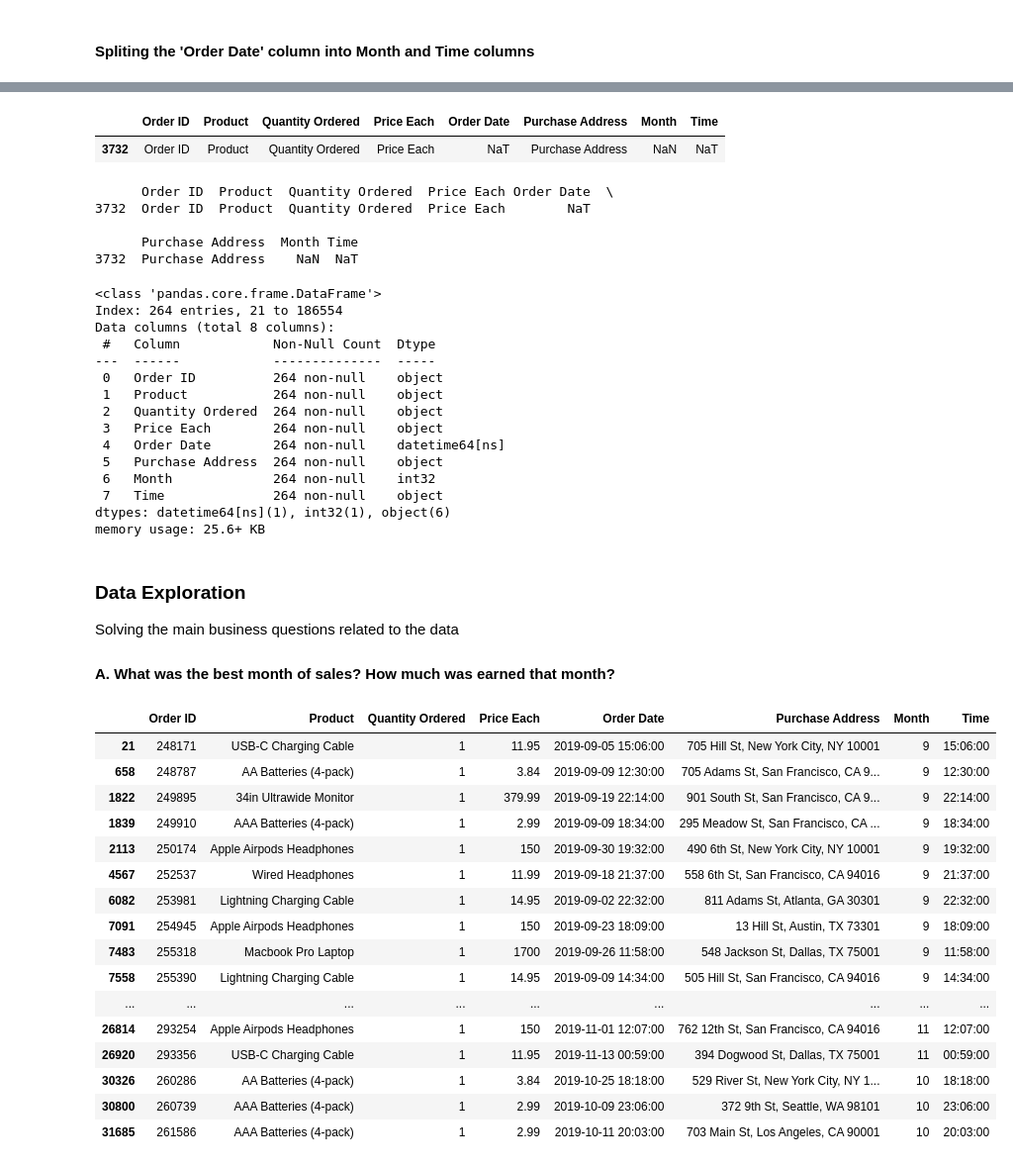
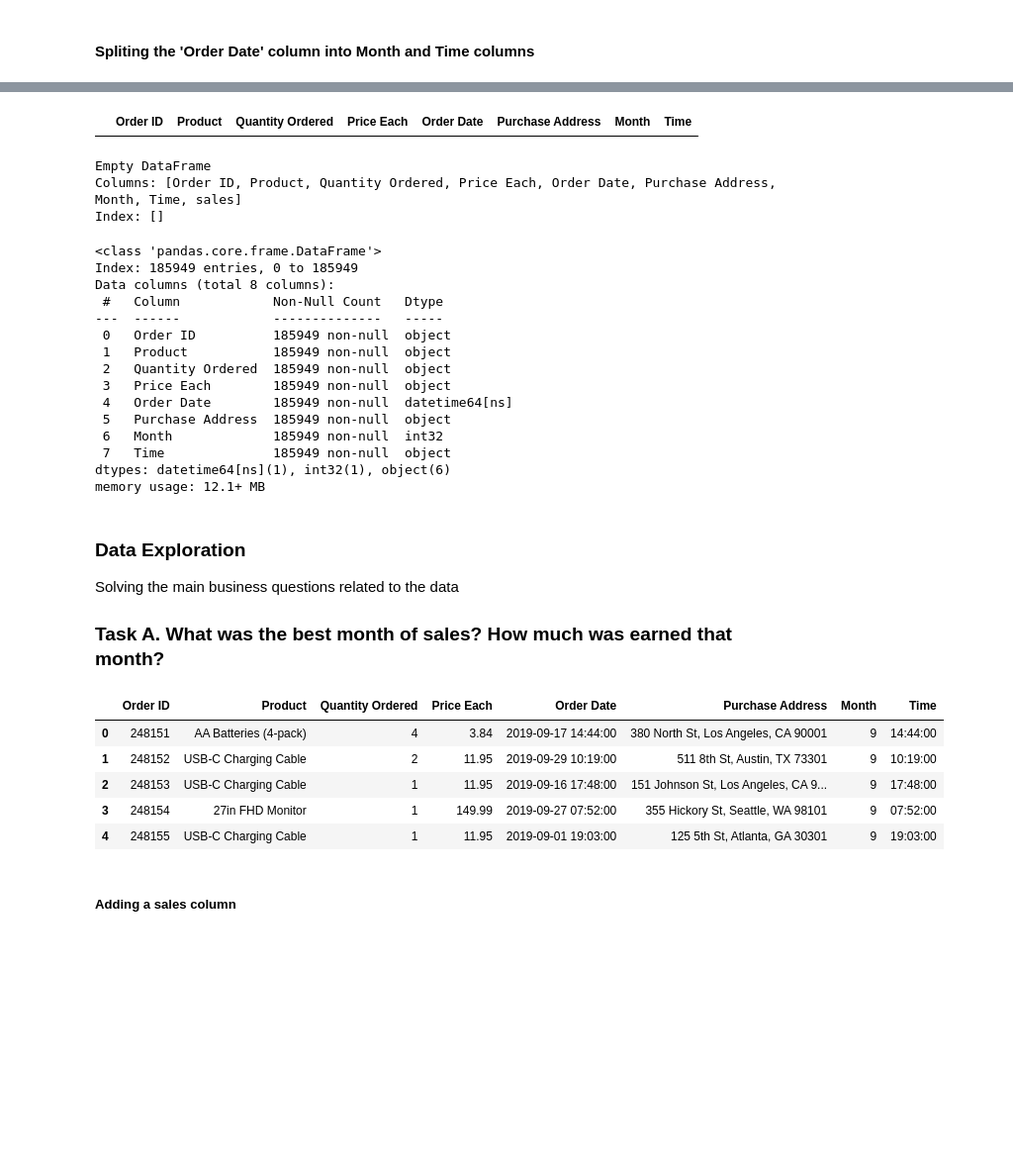
Before and after one commit to EdwinKingori/Sales_analysis, a Jupyter notebook: Sales_data_analysis.ipynb, the cells around one changed output, grey strips where cells are left out. Shown at 99% size. Saved outputs shown, nothing was run; the diff lists cells and outputs as text; code cells hidden in the pictures; blank space fills up the shorter version.

```diff
--- a/Sales_data_analysis.ipynb
+++ b/Sales_data_analysis.ipynb
@@ -131,7 +120,7 @@ merged_data
 #### Spliting the 'Order Date' column into Month and Time columns
 # %%
 # Convert 'Order Date' column from object to datetime
-merged_data.loc[:, 'Order Date'] = pd.to_datetime(merged_data['Order Date'], errors='coerce')
+merged_data[ 'Order Date'] = pd.to_datetime(merged_data['Order Date'], errors='coerce')
 # Add a month column
 merged_data.loc[:,'Month'] = merged_data['Order Date'].dt.month
 #Add a time column
@@ -150,63 +157,57 @@ nan_values = merged_data[merged_data['Month'].isna()]
 nan_values
 # %% [output]
 |  | Order ID | Product | Quantity Ordered | Price Each | Order Date | Purchase Address | Month | Time |
-| 3732 | Order ID | Product | Quantity Ordered | Price Each | NaT | Purchase Address | NaN | NaT |
+# %%
+# Cleaning by removing the NaN & Natvalues from the month column
+merged_data.dropna(subset=['Month'], inplace=True)
+
+# Resetting the DataFrame index
+merged_data.reset_index(drop=True, inplace=True)
 # %%
 # Confirming the contents of the specified row with indexing
 df = merged_data.loc[merged_data.index == 3732]
 print(df)
 # %% [output]
-      Order ID  Product  Quantity Ordered  Price Each Order Date  \
-3732  Order ID  Product  Quantity Ordered  Price Each        NaT
-
-      Purchase Address  Month Time
-3732  Purchase Address    NaN  NaT
+Empty DataFrame
+Columns: [Order ID, Product, Quantity Ordered, Price Each, Order Date, Purchase Address, Month, Time, sales]
+Index: []
 # %%
 # Dropping the row from the Merged dataframe
 merged_data.drop(3732, inplace=True)
 # %%
 # Converting the Month column to an integer.
-merged_data.loc[:, 'Month'] = merged_data['Month'].astype('int32')
+merged_data[ 'Month'] = merged_data['Month'].astype('int32')
 # %%
 #Confirming the data types of the month and time columns
 merged_data.info()
 # %% [output]
 <class 'pandas.core.frame.DataFrame'>
-Index: 264 entries, 21 to 186554
+Index: 185949 entries, 0 to 185949
 Data columns (total 8 columns):
- #   Column            Non-Null Count  Dtype
----  ------            --------------  -----
- 0   Order ID          264 non-null    object
- 1   Product           264 non-null    object
- 2   Quantity Ordered  264 non-null    object
- 3   Price Each        264 non-null    object
- 4   Order Date        264 non-null    datetime64[ns]
- 5   Purchase Address  264 non-null    object
- 6   Month             264 non-null    int32
- 7   Time              264 non-null    object
+ #   Column            Non-Null Count   Dtype
+---  ------            --------------   -----
+ 0   Order ID          185949 non-null  object
+ 1   Product           185949 non-null  object
+ 2   Quantity Ordered  185949 non-null  object
+ 3   Price Each        185949 non-null  object
+ 4   Order Date        185949 non-null  datetime64[ns]
+ 5   Purchase Address  185949 non-null  object
+ 6   Month             185949 non-null  int32
+ 7   Time              185949 non-null  object
 dtypes: datetime64[ns](1), int32(1), object(6)
-memory usage: 25.6+ KB
+memory usage: 12.1+ MB
 # %% [markdown]
 ### Data Exploration
 Solving the main business questions related to the data
-#### A.  What was the best month of sales? How much was earned that month?
+### Task A.  What was the best month of sales? How much was earned that month?
 # %%
-merged_data.head(50)
+merged_data.head()
 # %% [output]
 |  | Order ID | Product | Quantity Ordered | Price Each | Order Date | Purchase Address | Month | Time |
-| 21 | 248171 | USB-C Charging Cable | 1 | 11.95 | 2019-09-05 15:06:00 | 705 Hill St, New York City, NY 10001 | 9 | 15:06:00 |
-| 658 | 248787 | AA Batteries (4-pack) | 1 | 3.84 | 2019-09-09 12:30:00 | 705 Adams St, San Francisco, CA 9... | 9 | 12:30:00 |
-| 1822 | 249895 | 34in Ultrawide Monitor | 1 | 379.99 | 2019-09-19 22:14:00 | 901 South St, San Francisco, CA 9... | 9 | 22:14:00 |
-| 1839 | 249910 | AAA Batteries (4-pack) | 1 | 2.99 | 2019-09-09 18:34:00 | 295 Meadow St, San Francisco, CA ... | 9 | 18:34:00 |
-| 2113 | 250174 | Apple Airpods Headphones | 1 | 150 | 2019-09-30 19:32:00 | 490 6th St, New York City, NY 10001 | 9 | 19:32:00 |
-| 4567 | 252537 | Wired Headphones | 1 | 11.99 | 2019-09-18 21:37:00 | 558 6th St, San Francisco, CA 94016 | 9 | 21:37:00 |
-| 6082 | 253981 | Lightning Charging Cable | 1 | 14.95 | 2019-09-02 22:32:00 | 811 Adams St, Atlanta, GA 30301 | 9 | 22:32:00 |
-| 7091 | 254945 | Apple Airpods Headphones | 1 | 150 | 2019-09-23 18:09:00 | 13 Hill St, Austin, TX 73301 | 9 | 18:09:00 |
-| 7483 | 255318 | Macbook Pro Laptop | 1 | 1700 | 2019-09-26 11:58:00 | 548 Jackson St, Dallas, TX 75001 | 9 | 11:58:00 |
-| 7558 | 255390 | Lightning Charging Cable | 1 | 14.95 | 2019-09-09 14:34:00 | 505 Hill St, San Francisco, CA 94016 | 9 | 14:34:00 |
-| ... | ... | ... | ... | ... | ... | ... | ... | ... |
-| 26814 | 293254 | Apple Airpods Headphones | 1 | 150 | 2019-11-01 12:07:00 | 762 12th St, San Francisco, CA 94016 | 11 | 12:07:00 |
-| 26920 | 293356 | USB-C Charging Cable | 1 | 11.95 | 2019-11-13 00:59:00 | 394 Dogwood St, Dallas, TX 75001 | 11 | 00:59:00 |
-| 30326 | 260286 | AA Batteries (4-pack) | 1 | 3.84 | 2019-10-25 18:18:00 | 529 River St, New York City, NY 1... | 10 | 18:18:00 |
-| 30800 | 260739 | AAA Batteries (4-pack) | 1 | 2.99 | 2019-10-09 23:06:00 | 372 9th St, Seattle, WA 98101 | 10 | 23:06:00 |
-| 31685 | 261586 | AAA Batteries (4-pack) | 1 | 2.99 | 2019-10-11 20:03:00 | 703 Main St, Los Angeles, CA 90001 | 10 | 20:03:00 |
+| 0 | 248151 | AA Batteries (4-pack) | 4 | 3.84 | 2019-09-17 14:44:00 | 380 North St, Los Angeles, CA 90001 | 9 | 14:44:00 |
+| 1 | 248152 | USB-C Charging Cable | 2 | 11.95 | 2019-09-29 10:19:00 | 511 8th St, Austin, TX 73301 | 9 | 10:19:00 |
+| 2 | 248153 | USB-C Charging Cable | 1 | 11.95 | 2019-09-16 17:48:00 | 151 Johnson St, Los Angeles, CA 9... | 9 | 17:48:00 |
+| 3 | 248154 | 27in FHD Monitor | 1 | 149.99 | 2019-09-27 07:52:00 | 355 Hickory St, Seattle, WA 98101 | 9 | 07:52:00 |
+| 4 | 248155 | USB-C Charging Cable | 1 | 11.95 | 2019-09-01 19:03:00 | 125 5th St, Atlanta, GA 30301 | 9 | 19:03:00 |
+# %% [markdown]
+##### Adding a sales column
```
Also changed, not shown: parts of 11 cells of this notebook, 2 other files.
